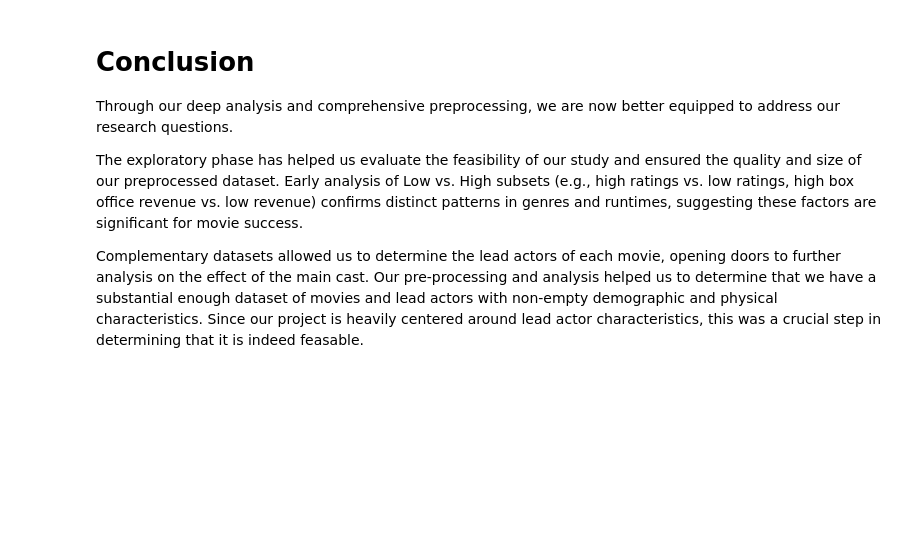
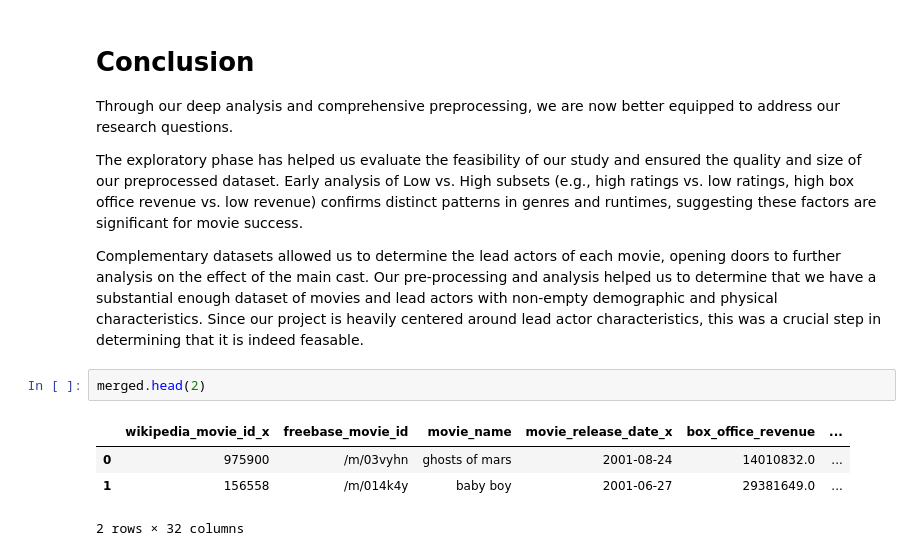
Before and after one commit to epfl-ada/ada-2024-project-authenticdataaddicts, a Jupyter notebook: results.ipynb, the cells around one changed output. Cells and saved outputs as stored; diff of their text form; blank space fills up the shorter version.

```diff
--- a/results.ipynb
+++ b/results.ipynb
@@ -883,3 +880,10 @@ Through our deep analysis and comprehensive preprocessing, we are now better equ
 The exploratory phase has helped us evaluate the feasibility of our study and ensured the quality and size of our preprocessed dataset. Early analysis of Low vs. High subsets (e.g., high ratings vs. low ratings, high box office revenue vs. low revenue) confirms distinct patterns in genres and runtimes, suggesting these factors are significant for movie success.
 
 Complementary datasets allowed us to determine the lead actors of each movie, opening doors to further analysis on the effect of the main cast. Our pre-processing and analysis helped us to determine that we have a substantial enough dataset of movies and lead actors with non-empty demographic and physical characteristics. Since our project is heavily centered around lead actor characteristics, this was a crucial step in determining that it is indeed feasable.
+# %%
+merged.head(2)
+# %% [output]
+|  | wikipedia_movie_id_x | freebase_movie_id | movie_name | movie_release_date_x | box_office_revenue | ... |
+| 0 | 975900 | /m/03vyhn | ghosts of mars | 2001-08-24 | 14010832.0 | ... |
+| 1 | 156558 | /m/014k4y | baby boy | 2001-06-27 | 29381649.0 | ... |
+2 rows × 32 columns
```
Also changed, not shown: parts of 15 cells of this notebook, 1 other file.
